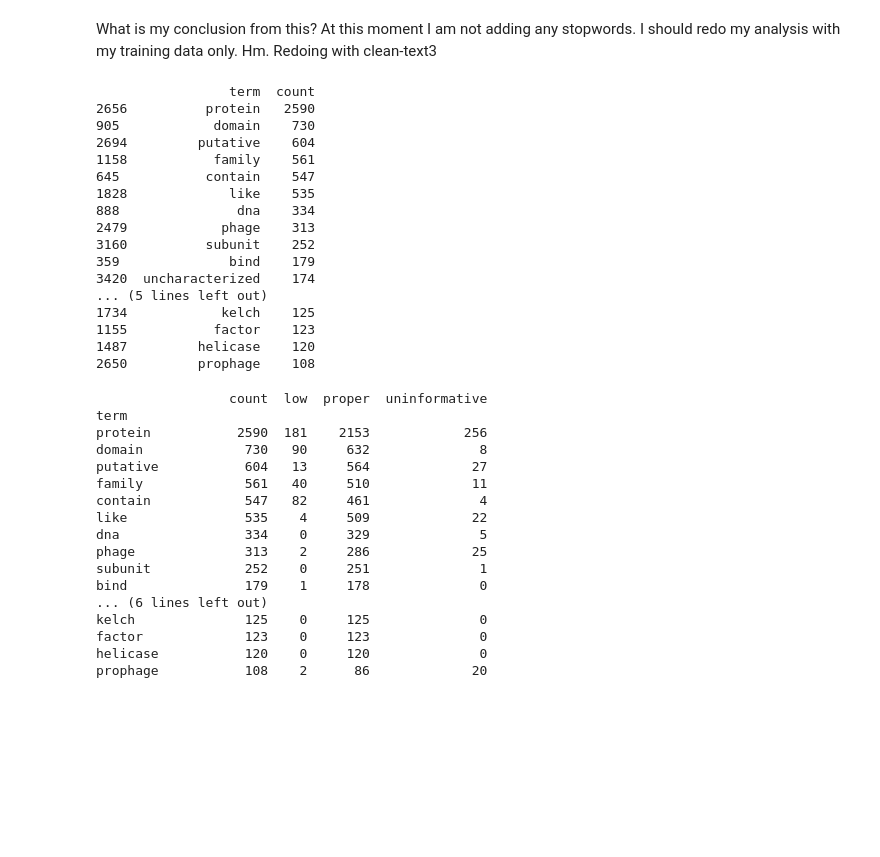
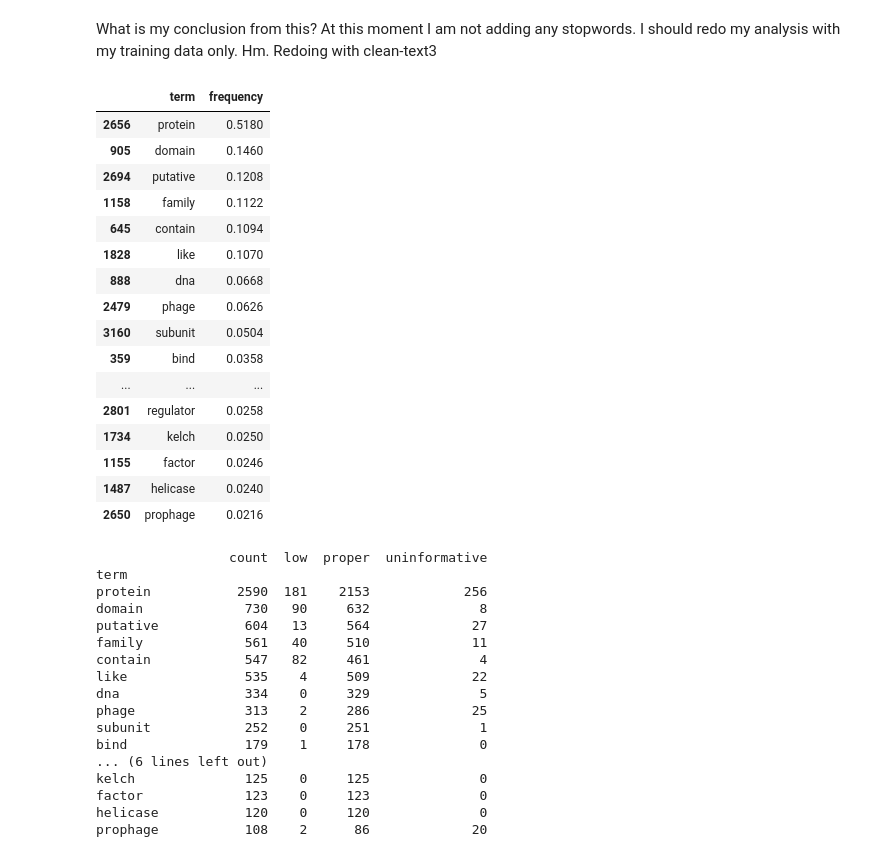
Before and after one commit to ElonGawi/Viral-Annotation-Classifier, a Jupyter notebook: testing/testing-TF-IDF.ipynb, the cells around one changed output. Cells and saved outputs as stored; diff of their text form; code cells hidden in the pictures; blank space fills up the shorter version.

```diff
--- a/testing-TF-IDF.ipynb
+++ b/testing/testing-TF-IDF.ipynb
@@ -290,39 +289,42 @@ Redoing with clean-text3
 # %%
 # Redoing this analysis for clean_text3
 
 #vectorization method
 vector = CountVectorizer(lowercase=True)
 
 clean = labeled["protein_annotation"].apply(clean_text3)
 clean = clean.apply(lemmatize_updated)
 vec = vector.fit_transform(clean)
 
+terms = vector.get_feature_names_out()
+count = np.asarray(vec.sum(axis=0)).ravel()
+
 #summarizing word frequencies
 freqs = pd.DataFrame({
-    "term": vector.get_feature_names_out(),
-    "count": vec.toarray().sum(axis=0)
+    "term": terms,
+    "frequency": count / 5000
 })
 
-freqs = freqs.sort_values("count", ascending=False)
-print(freqs.head(20))
+freqs = freqs.sort_values("frequency", ascending=False)
+freqs.head(20)
 # %% [output]
-                 term  count
-2656          protein   2590
-905            domain    730
-2694         putative    604
-1158           family    561
-645           contain    547
-1828             like    535
-888               dna    334
-2479            phage    313
-3160          subunit    252
-359              bind    179
-3420  uncharacterized    174
-... (5 lines left out)
-1734            kelch    125
-1155           factor    123
-1487         helicase    120
-2650         prophage    108
+|  | term | frequency |
+| 2656 | protein | 0.5180 |
+| 905 | domain | 0.1460 |
+| 2694 | putative | 0.1208 |
+| 1158 | family | 0.1122 |
+| 645 | contain | 0.1094 |
+| 1828 | like | 0.1070 |
+| 888 | dna | 0.0668 |
+| 2479 | phage | 0.0626 |
+| 3160 | subunit | 0.0504 |
+| 359 | bind | 0.0358 |
+| ... | ... | ... |
+| 2801 | regulator | 0.0258 |
+| 1734 | kelch | 0.0250 |
+| 1155 | factor | 0.0246 |
+| 1487 | helicase | 0.0240 |
+| 2650 | prophage | 0.0216 |
 # %%
 #figuring out word counts per class
 df = pd.DataFrame(vec.toarray(), columns=vector.get_feature_names_out())
```
Also changed, not shown: parts of 3 cells of this notebook, 12 other files.
